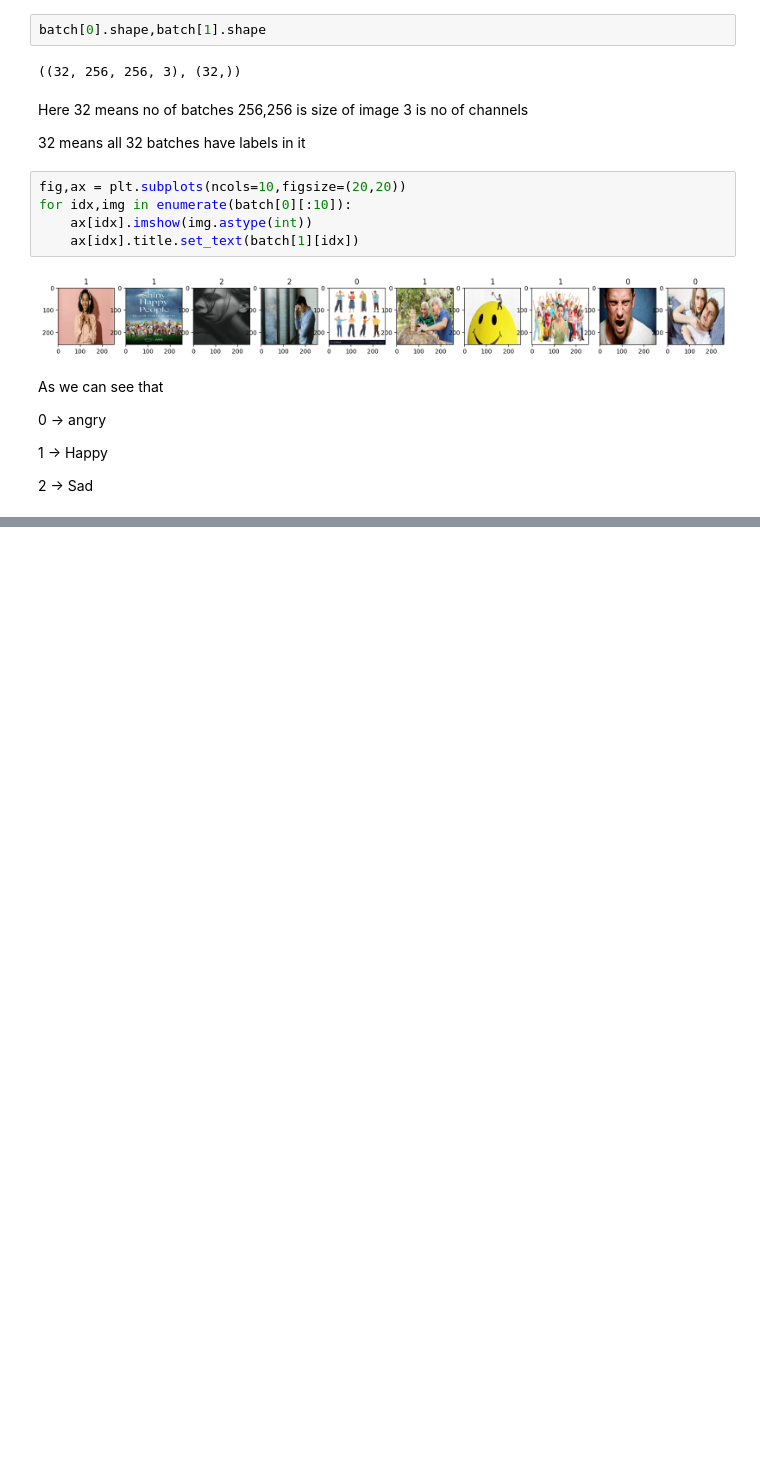
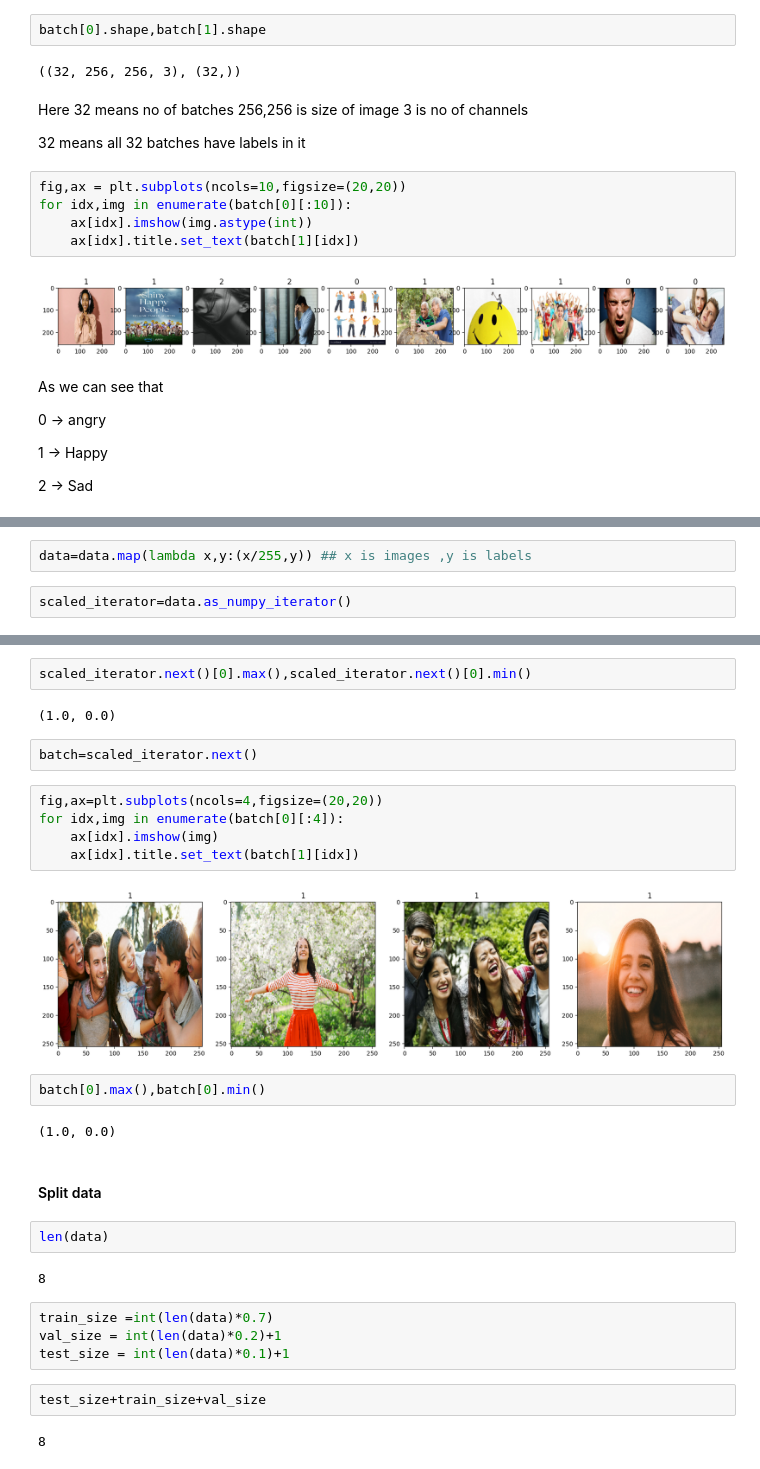
Before and after one commit to PrathameshP26/Computer-Vision, a Jupyter notebook: Face_emotions_classification/image_classification.ipynb, the cells around one changed output, grey strips where cells are left out. Drawn from its saved outputs; the diff is of its cells as text; blank space fills up the shorter version.

Commit message:
Scaled and Splitted data

```diff
--- a/Face_emotions_classification/image_classification.ipynb
+++ b/Face_emotions_classification/image_classification.ipynb
@@ -188,0 +231,4 @@ As we can see that
+# %%
+data=data.map(lambda x,y:(x/255,y)) ## x is images ,y is labels
+# %%
+scaled_iterator=data.as_numpy_iterator()
@@ -188,0 +255,31 @@ As we can see that
+# %%
+scaled_iterator.next()[0].max(),scaled_iterator.next()[0].min()
+# %% [output]
+(1.0, 0.0)
+# %%
+batch=scaled_iterator.next()
+# %%
+fig,ax=plt.subplots(ncols=4,figsize=(20,20))
+for idx,img in enumerate(batch[0][:4]):
+    ax[idx].imshow(img)
+    ax[idx].title.set_text(batch[1][idx])
+# %% [output]
+[figure, added]
+# %%
+batch[0].max(),batch[0].min()
+# %% [output]
+(1.0, 0.0)
+# %% [markdown]
+#### Split data
+# %%
+len(data)
+# %% [output]
+8
+# %%
+train_size =int(len(data)*0.7)
+val_size = int(len(data)*0.2)+1
+test_size = int(len(data)*0.1)+1
+# %%
+test_size+train_size+val_size
+# %% [output]
+8
```
Also changed, not shown: parts of 10 cells of this notebook.
